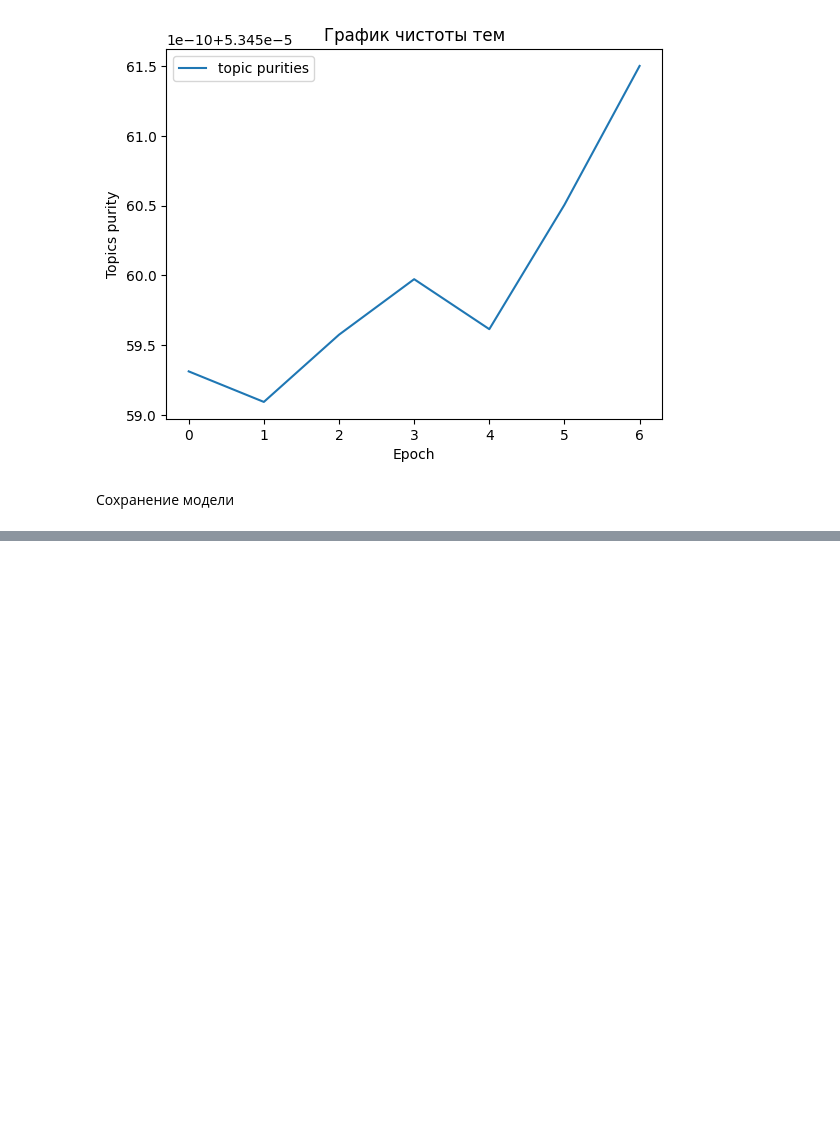
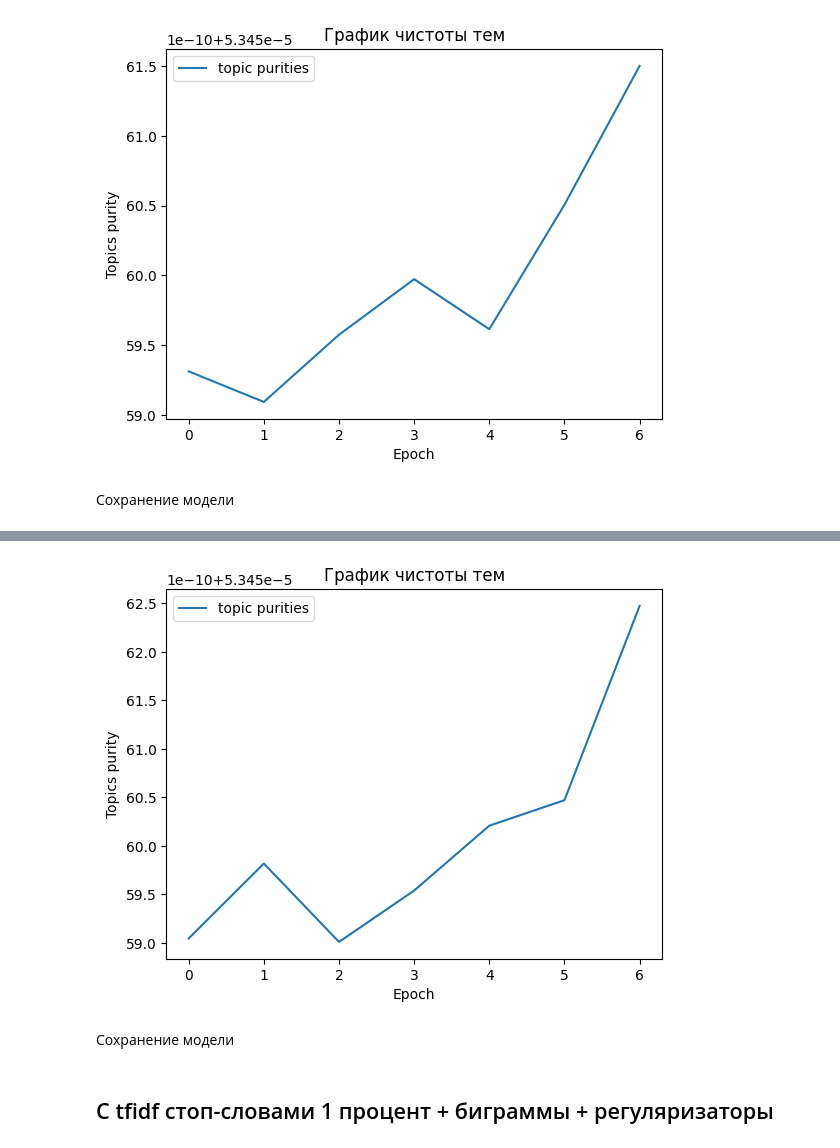
Before and after one commit to drema3-4/automatic_classification_of_news, a Jupyter notebook: code/calculate_topic_model.ipynb, the cells around one changed output, grey strips where cells are left out. Saved outputs shown, nothing was run; the diff lists cells and outputs as text; code cells hidden in the pictures; blank space fills up the shorter version.

```diff
--- a/code/calculate_topic_model.ipynb
+++ b/code/calculate_topic_model.ipynb
@@ -1030,0 +1082,6 @@ ho_tfidf_10.save_theta("./drive/MyDrive/theta_tfidf_10.xlsx")
+# %%
+m_tfidf_1_reg.print_topic_purities_by_epochs()
+# %% [output]
+[figure, added]
+# %% [markdown]
+Сохранение модели
@@ -1030,0 +1094,2 @@ ho_tfidf_10.save_theta("./drive/MyDrive/theta_tfidf_10.xlsx")
+# %% [markdown]
+## С tfidf стоп-словами 1 процент + биграммы + регуляризаторы
```
Also changed, not shown: parts of 25 cells of this notebook, 5 other files.
